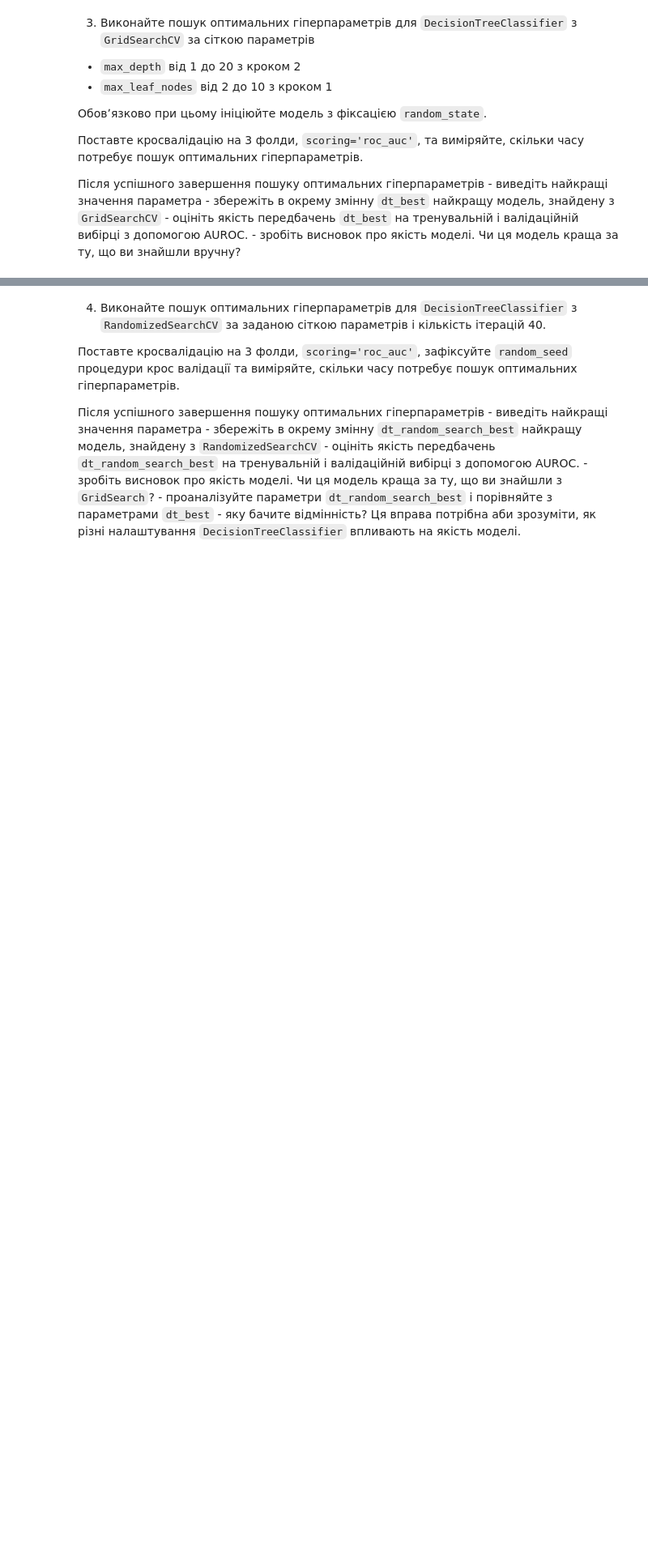
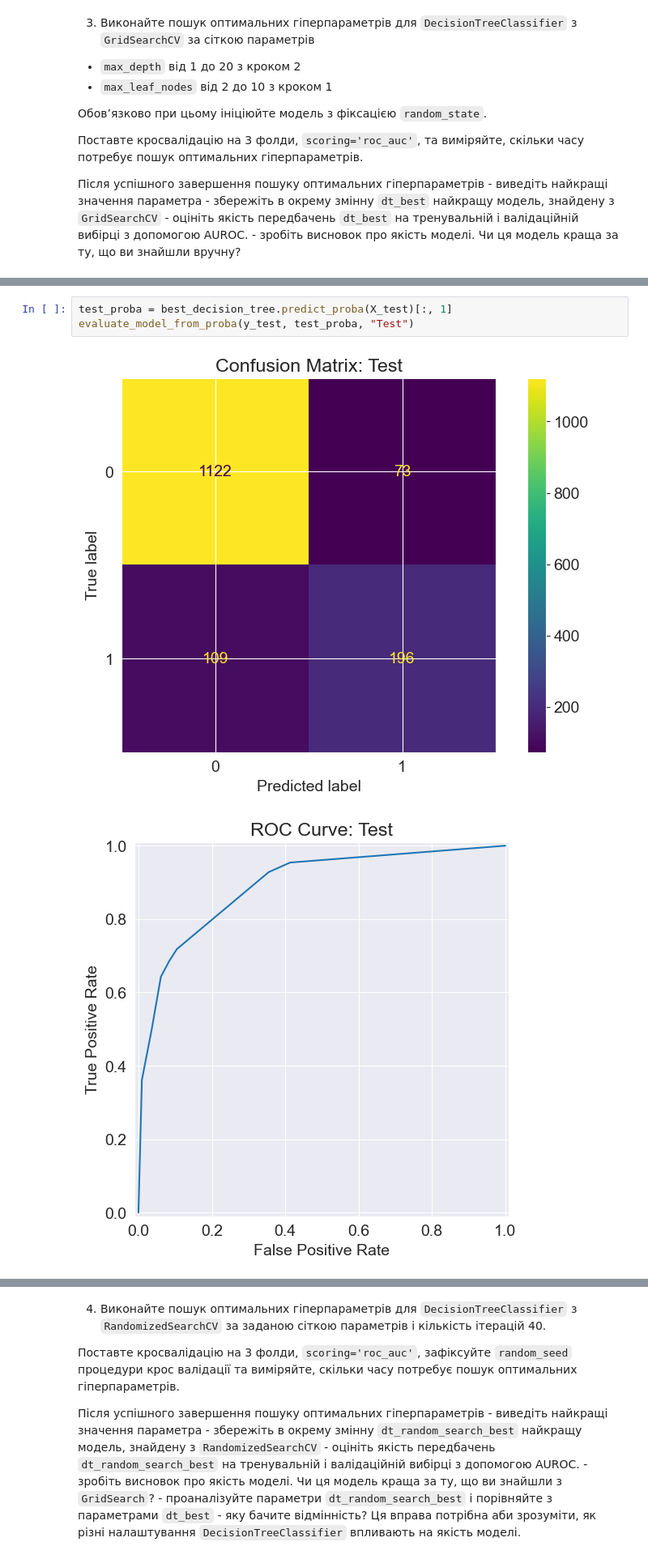
Before and after one commit to o-semenkova/ml_home_tasks, a Jupyter notebook: HW_2_4_kNN_Кросвалідація_і_тюнинг_гіперпараметрів.ipynb, the cells around one changed output, grey strips where cells are left out. Shown at 81% size. Saved outputs shown, nothing was run; the diff lists cells and outputs as text; blank space fills up the shorter version.

```diff
--- a/HW_2_4_kNN_Кросвалідація_і_тюнинг_гіперпараметрів.ipynb
+++ b/HW_2_4_kNN_Кросвалідація_і_тюнинг_гіперпараметрів.ipynb
@@ -142,0 +213,6 @@ evaluate_model_from_proba(test_targets, test_probs, 'Test')
+# %%
+test_proba = best_decision_tree.predict_proba(X_test)[:, 1]
+evaluate_model_from_proba(y_test, test_proba, "Test")
+# %% [output]
+[figure, added]
+[figure, added]
```
Also changed, not shown: parts of 21 cells of this notebook, 1 other file.
